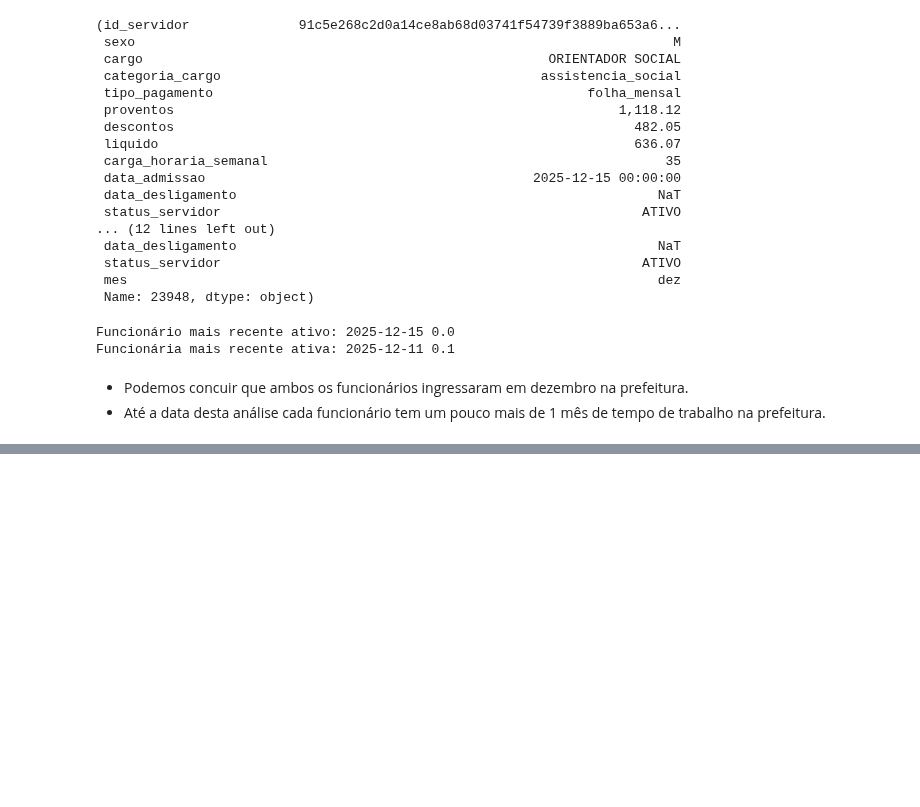
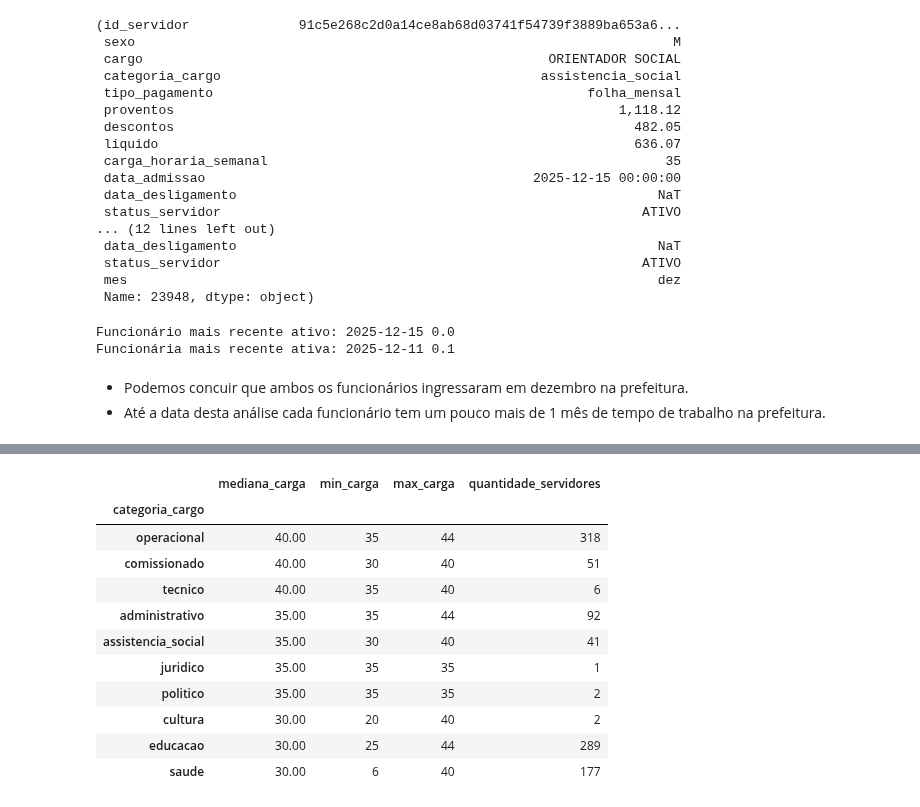
Before and after one commit to oguidenardi/folha_pagamento_santa_rita_2025, a Jupyter notebook: notebooks/04_exploratory_data_analysis.ipynb, the cells around one changed output, grey strips where cells are left out. Drawn from its saved outputs; the diff is of its cells as text; code cells hidden in the pictures; blank space fills up the shorter version.

```diff
--- a/notebooks/04_exploratory_data_analysis.ipynb
+++ b/notebooks/04_exploratory_data_analysis.ipynb
@@ -1324,0 +1331,38 @@ Funcionária mais recente ativa: 2025-12-11 0.1
+# %%
+carga_por_categoria = (
+    df_unique.groupby("categoria_cargo")["carga_horaria_semanal"]
+    .agg(["median", "min", "max"])
+    .rename(columns={
+        "median": "mediana_carga",
+        "min": "min_carga",
+        "max": "max_carga",
+    })
+)
+
+# Contar servidores únicos por categoria
+contagem = (
+    df_unique.groupby("categoria_cargo")["id_servidor"]
+    .nunique()
+    .rename("quantidade_servidores")
+)
+
+# Unir tudo
+carga_por_categoria = carga_por_categoria.join(contagem)
+
+# Ordenar pela mediana
+carga_por_categoria = carga_por_categoria.sort_values("mediana_carga", ascending=False)
+
+carga_por_categoria
+# %% [output]
+|  | mediana_carga | min_carga | max_carga | quantidade_servidores |
+| categoria_cargo |  |  |  |  |
+| operacional | 40.00 | 35 | 44 | 318 |
+| comissionado | 40.00 | 30 | 40 | 51 |
+| tecnico | 40.00 | 35 | 40 | 6 |
+| administrativo | 35.00 | 35 | 44 | 92 |
+| assistencia_social | 35.00 | 30 | 40 | 41 |
+| juridico | 35.00 | 35 | 35 | 1 |
+| politico | 35.00 | 35 | 35 | 2 |
+| cultura | 30.00 | 20 | 40 | 2 |
+| educacao | 30.00 | 25 | 44 | 289 |
+| saude | 30.00 | 6 | 40 | 177 |
```
Also changed, not shown: parts of 4 cells of this notebook.
